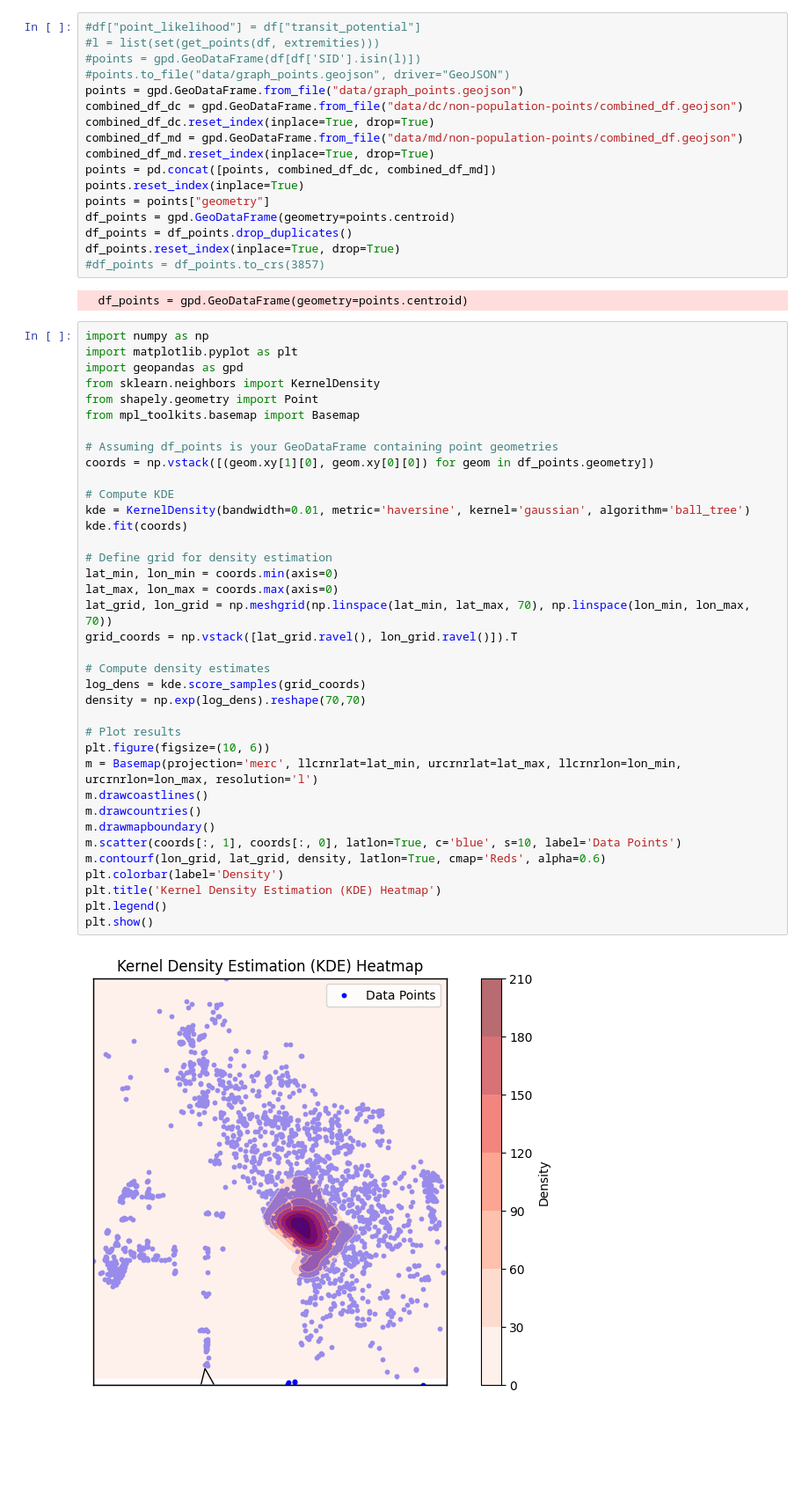
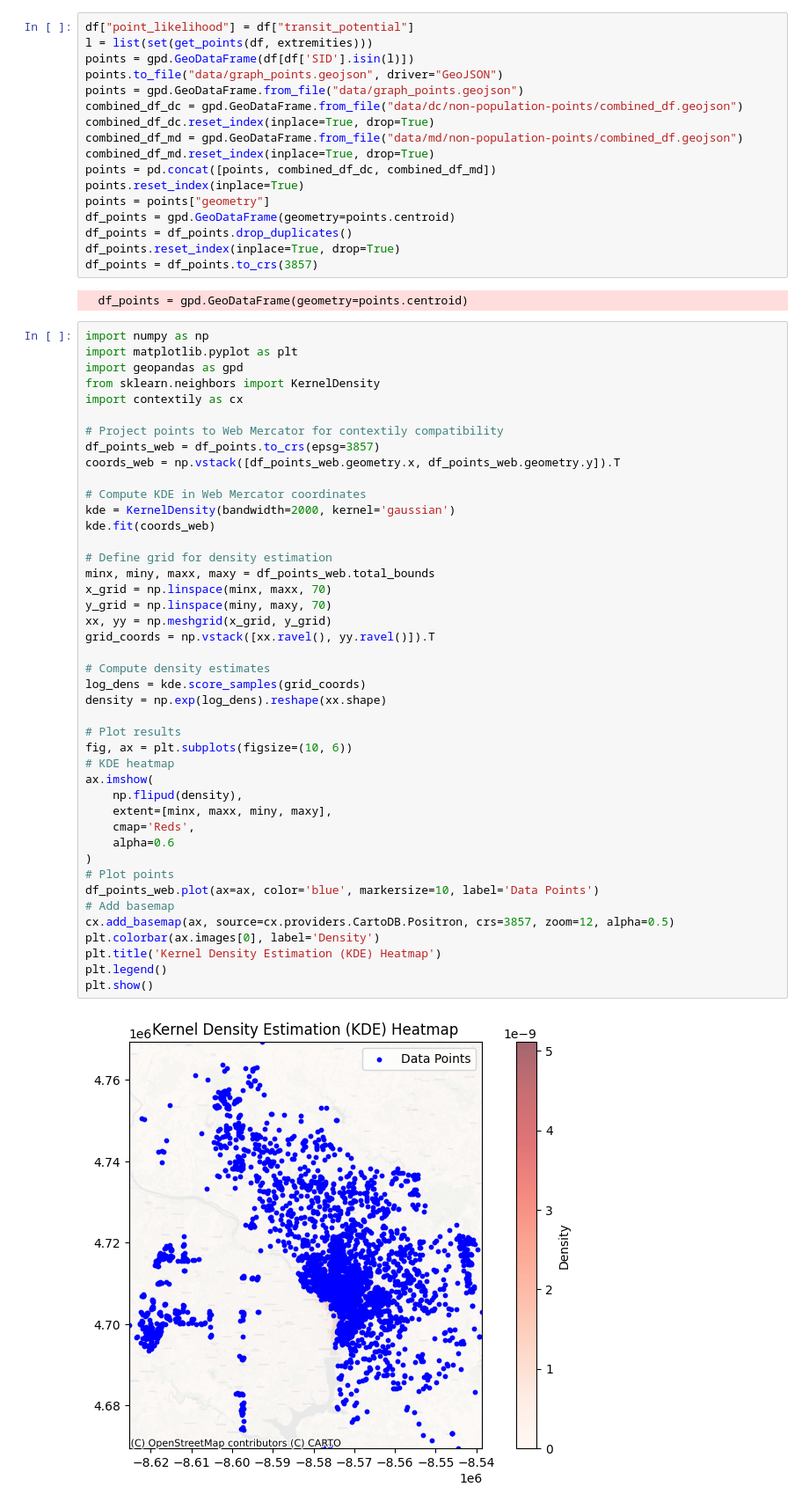
Before and after one commit to spencerrjenkins/cmsc725_wmata_map, a Jupyter notebook: eda.ipynb, the cells around one changed output. Shown at 88% size. Cells and saved outputs as stored; diff of their text form; blank space fills up the shorter version.

```diff
--- a/eda.ipynb
+++ b/eda.ipynb
@@ -78,10 +75,10 @@ ex_map = [df_map.centroid.x.min(),df_map.centroid.y.min(),df_map.centroid.x.max(
 df_map_dc = dc_df.to_crs(epsg=3857)
 ex_map_dc = [df_map_dc.centroid.x.min(),df_map_dc.centroid.y.min(),df_map_dc.centroid.x.max(),df_map_dc.centroid.y.max()]
 # %%
-#df["point_likelihood"] = df["transit_potential"]
-#l = list(set(get_points(df, extremities)))
-#points = gpd.GeoDataFrame(df[df['SID'].isin(l)])
-#points.to_file("data/graph_points.geojson", driver="GeoJSON")
+df["point_likelihood"] = df["transit_potential"]
+l = list(set(get_points(df, extremities)))
+points = gpd.GeoDataFrame(df[df['SID'].isin(l)])
+points.to_file("data/graph_points.geojson", driver="GeoJSON")
 points = gpd.GeoDataFrame.from_file("data/graph_points.geojson")
 combined_df_dc = gpd.GeoDataFrame.from_file("data/dc/non-population-points/combined_df.geojson")
 combined_df_dc.reset_index(inplace=True, drop=True)
@@ -93,48 +90,54 @@ points = points["geometry"]
 df_points = gpd.GeoDataFrame(geometry=points.centroid)
 df_points = df_points.drop_duplicates()
 df_points.reset_index(inplace=True, drop=True)
-#df_points = df_points.to_crs(3857)
+df_points = df_points.to_crs(3857)
 # %% [output]
   df_points = gpd.GeoDataFrame(geometry=points.centroid)
 # %%
 import numpy as np
 import matplotlib.pyplot as plt
 import geopandas as gpd
 from sklearn.neighbors import KernelDensity
-from shapely.geometry import Point
-from mpl_toolkits.basemap import Basemap
+import contextily as cx
 
-# Assuming df_points is your GeoDataFrame containing point geometries
-coords = np.vstack([(geom.xy[1][0], geom.xy[0][0]) for geom in df_points.geometry])
+# Project points to Web Mercator for contextily compatibility
+df_points_web = df_points.to_crs(epsg=3857)
+coords_web = np.vstack([df_points_web.geometry.x, df_points_web.geometry.y]).T
 
-# Compute KDE
-kde = KernelDensity(bandwidth=0.01, metric='haversine', kernel='gaussian', algorithm='ball_tree')
-kde.fit(coords)
+# Compute KDE in Web Mercator coordinates
+kde = KernelDensity(bandwidth=2000, kernel='gaussian')
+kde.fit(coords_web)
 
 # Define grid for density estimation
-lat_min, lon_min = coords.min(axis=0)
-lat_max, lon_max = coords.max(axis=0)
-lat_grid, lon_grid = np.meshgrid(np.linspace(lat_min, lat_max, 70), np.linspace(lon_min, lon_max, 70))
-grid_coords = np.vstack([lat_grid.ravel(), lon_grid.ravel()]).T
+minx, miny, maxx, maxy = df_points_web.total_bounds
+x_grid = np.linspace(minx, maxx, 70)
+y_grid = np.linspace(miny, maxy, 70)
+xx, yy = np.meshgrid(x_grid, y_grid)
+grid_coords = np.vstack([xx.ravel(), yy.ravel()]).T
 
 # Compute density estimates
 log_dens = kde.score_samples(grid_coords)
-density = np.exp(log_dens).reshape(70,70)
+density = np.exp(log_dens).reshape(xx.shape)
 
 # Plot results
-plt.figure(figsize=(10, 6))
-m = Basemap(projection='merc', llcrnrlat=lat_min, urcrnrlat=lat_max, llcrnrlon=lon_min, urcrnrlon=lon_max, resolution='l')
-m.drawcoastlines()
-m.drawcountries()
-m.drawmapboundary()
-m.scatter(coords[:, 1], coords[:, 0], latlon=True, c='blue', s=10, label='Data Points')
-m.contourf(lon_grid, lat_grid, density, latlon=True, cmap='Reds', alpha=0.6)
-plt.colorbar(label='Density')
+fig, ax = plt.subplots(figsize=(10, 6))
+# KDE heatmap
+ax.imshow(
+    np.flipud(density),
+    extent=[minx, maxx, miny, maxy],
+    cmap='Reds',
+    alpha=0.6
+)
+# Plot points
+df_points_web.plot(ax=ax, color='blue', markersize=10, label='Data Points')
+# Add basemap
+cx.add_basemap(ax, source=cx.providers.CartoDB.Positron, crs=3857, zoom=12, alpha=0.5)
+plt.colorbar(ax.images[0], label='Density')
 plt.title('Kernel Density Estimation (KDE) Heatmap')
 plt.legend()
 plt.show()
 # %% [output]
-[figure, old version]
+[figure, new version]
 # %%
 pts_array = np.array(list(zip(df_points.geometry.x, df_points.geometry.y)))
 gabriel = weights.Gabriel.from_dataframe(df_points, use_index=True,silence_warnings=True)
```
Also changed, not shown: parts of 12 cells of this notebook, 9 other files.
